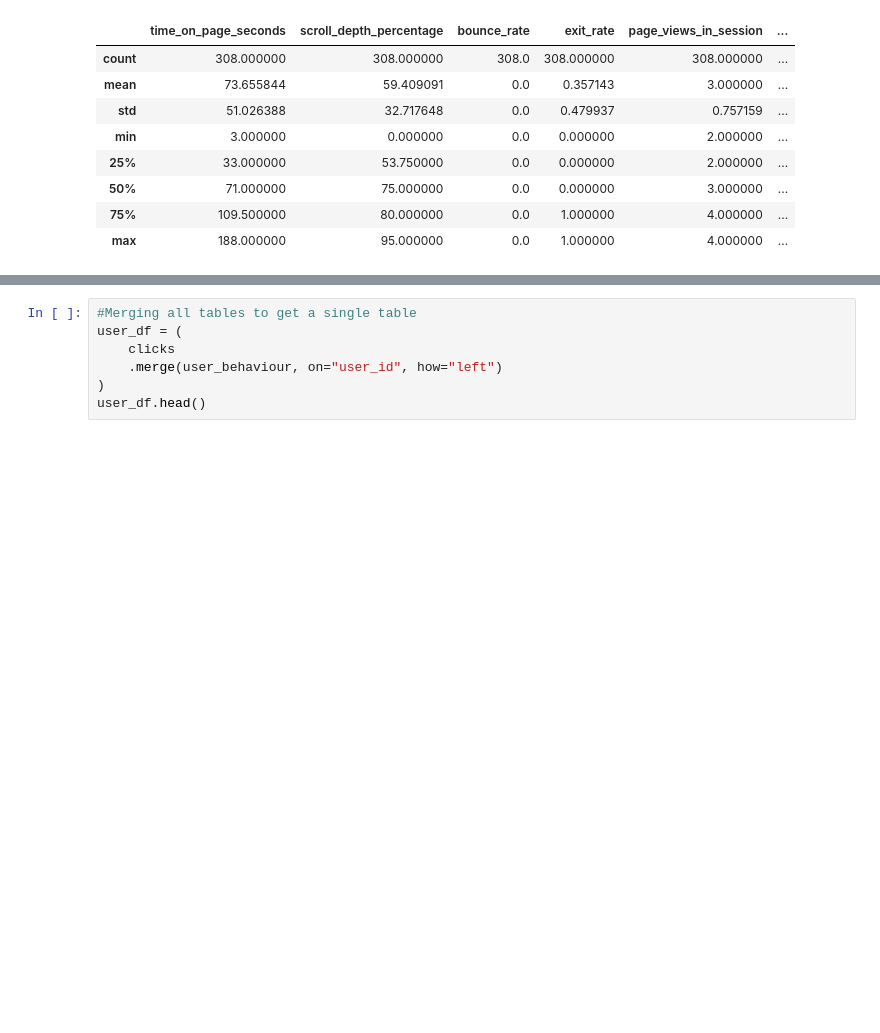
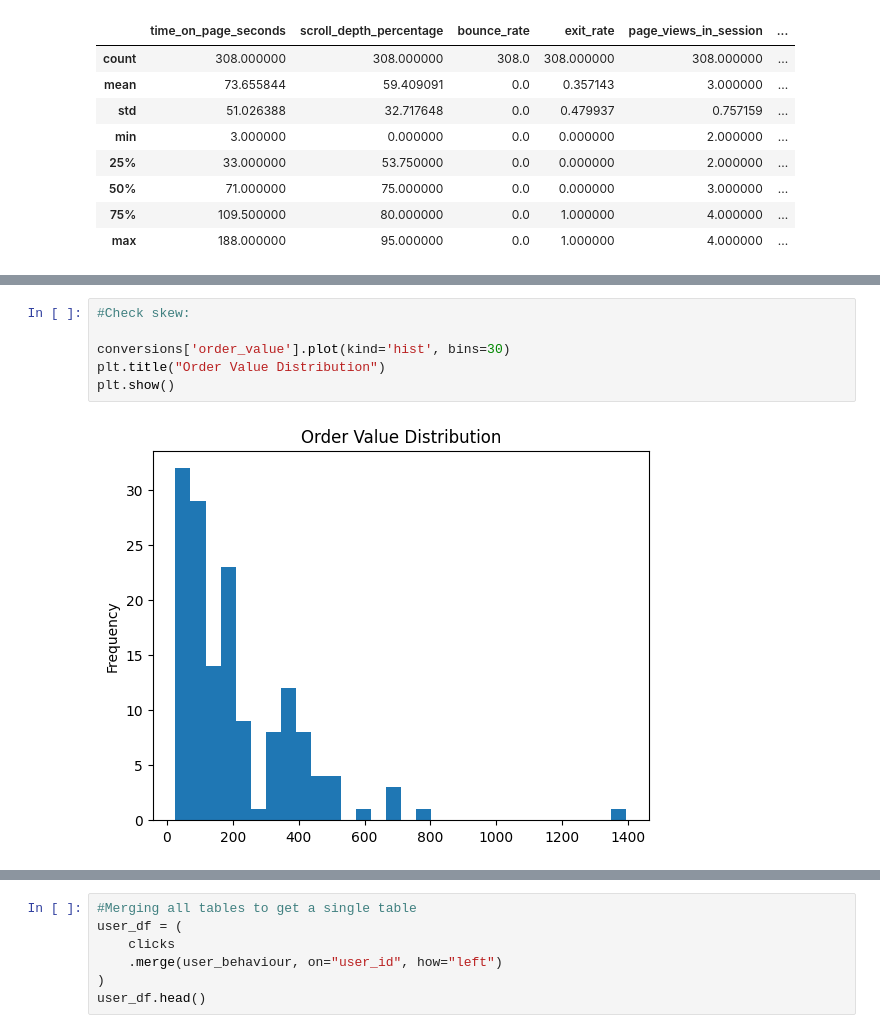
Before and after one commit to isiakpereaghogho/Amazon_Affiliate_Marketing_Performance, a Jupyter notebook: Causal Inference Specialist Project - Amazon Affiliate Marketing Performance.ipynb, the cells around one changed output, grey strips where cells are left out. Saved outputs shown, nothing was run; the diff lists cells and outputs as text; blank space fills up the shorter version.

```diff
--- a/Causal Inference Specialist Project - Amazon Affiliate Marketing Performance.ipynb
+++ b/Causal Inference Specialist Project - Amazon Affiliate Marketing Performance.ipynb
@@ -508,0 +684,8 @@ user_behaviour.describe()
+# %%
+#Check skew:
+
+conversions['order_value'].plot(kind='hist', bins=30)
+plt.title("Order Value Distribution")
+plt.show()
+# %% [output]
+[figure, added]
```
Also changed, not shown: parts of 47 cells of this notebook.
